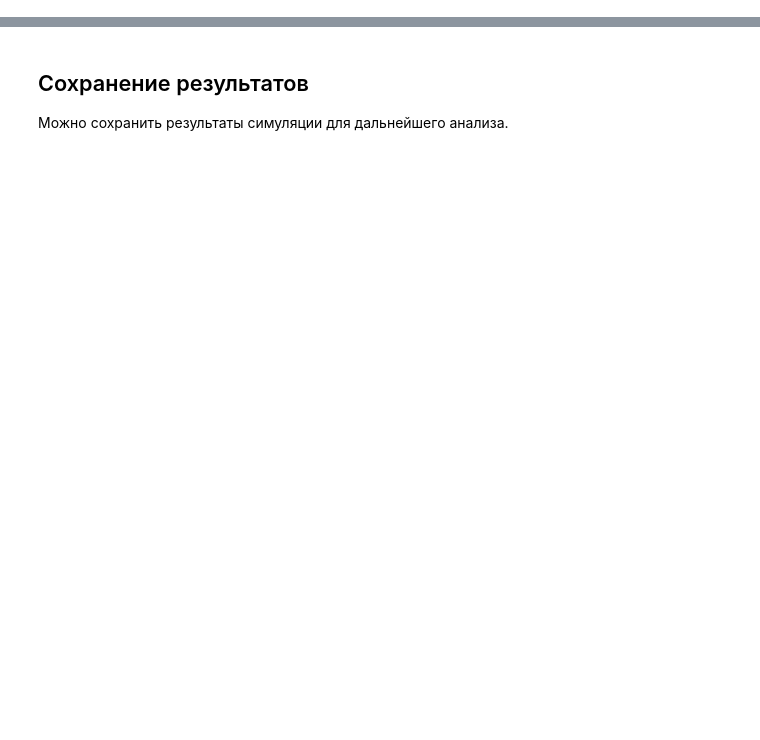
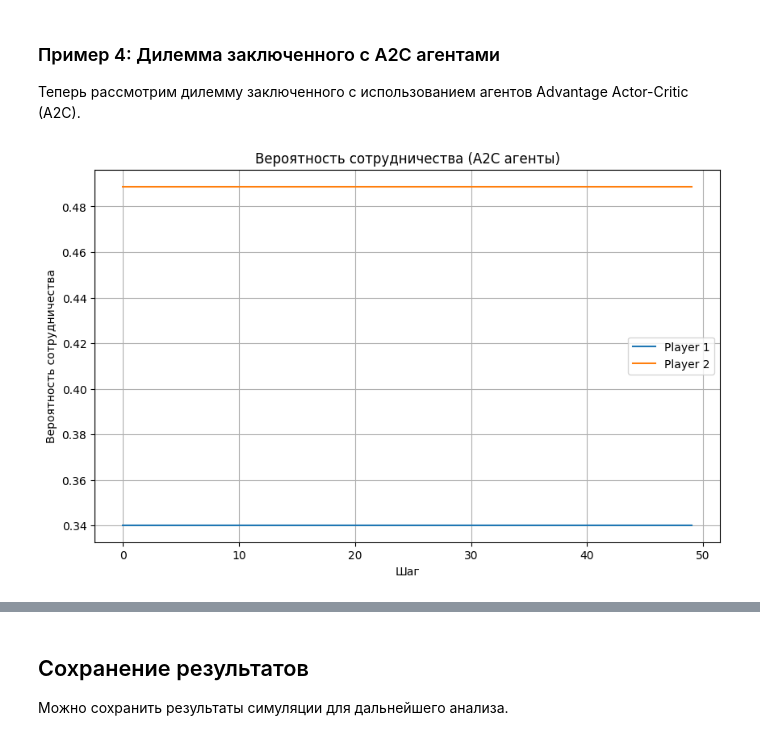
Before and after one commit to ThunderstormXX/TheoryGamesDL, a Jupyter notebook: example_notebook.ipynb, the cells around one changed output, grey strips where cells are left out. Saved outputs shown, nothing was run; the diff lists cells and outputs as text; code cells hidden in the pictures; blank space fills up the shorter version.

```diff
--- a/example_notebook.ipynb
+++ b/example_notebook.ipynb
@@ -128,0 +114,16 @@ plt.show()
+# %% [markdown]
+### Пример 4: Дилемма заключенного с A2C агентами
+
+Теперь рассмотрим дилемму заключенного с использованием агентов Advantage Actor-Critic (A2C).
+# %%
+# Запускаем симуляцию дилеммы заключенного с A2C агентами
+coop_probs1_a2c, coop_probs2_a2c, history_a2c, rewards_a2c = simulate_neural(
+    dilemma_type="pd",
+    payoffs=[3, 1, 0, 4],  # Выплаты для дилеммы заключенного [CC, DD, DC, CD]
+    agent_type="a2c",
+    episodes=200,  # Количество эпизодов обучения
+    eval_episodes=50,  # Количество эпизодов для оценки
+    show_plots=True
+)
+# %% [output]
+[figure, added]
```
Also changed, not shown: parts of 14 cells of this notebook, 7 other files.
